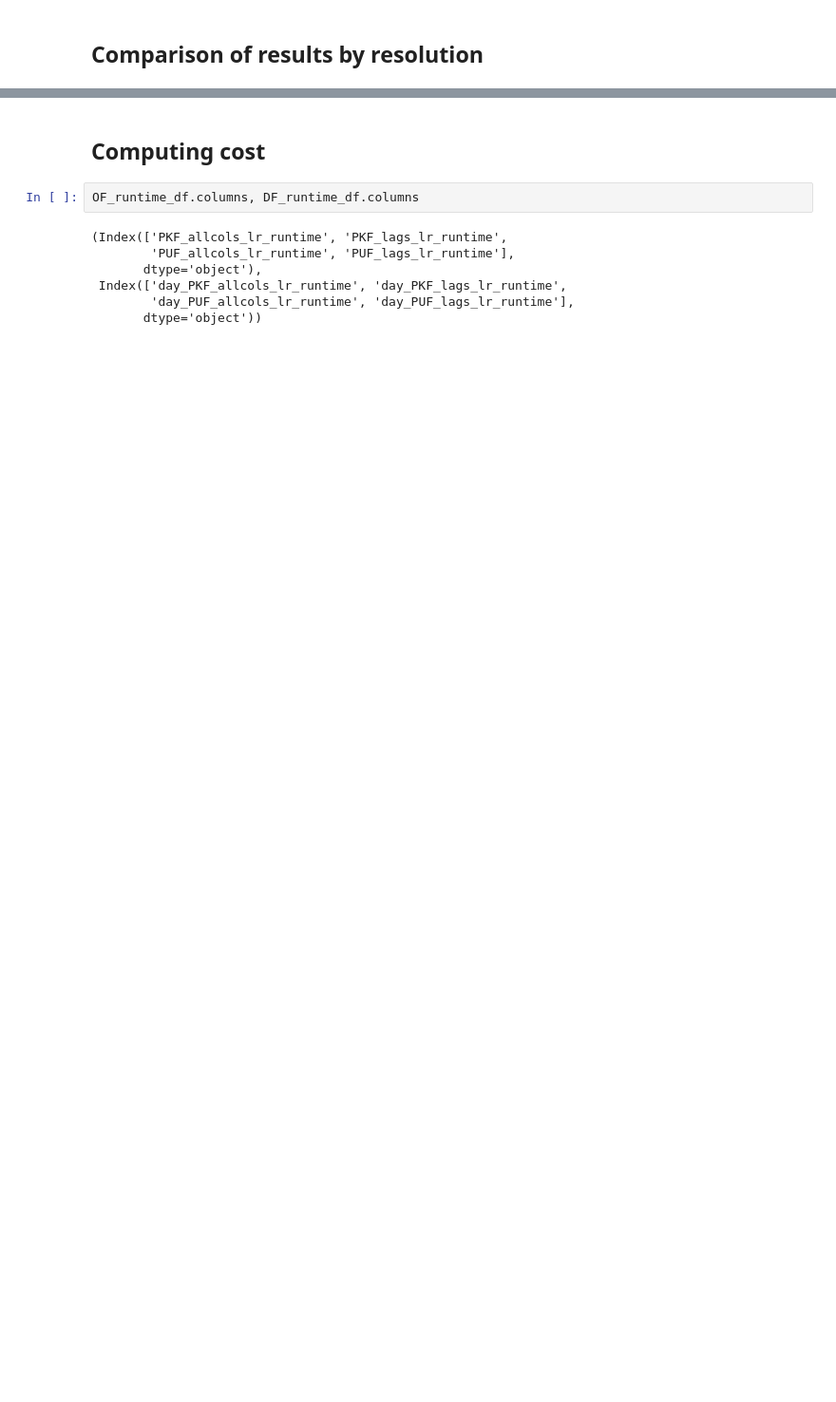
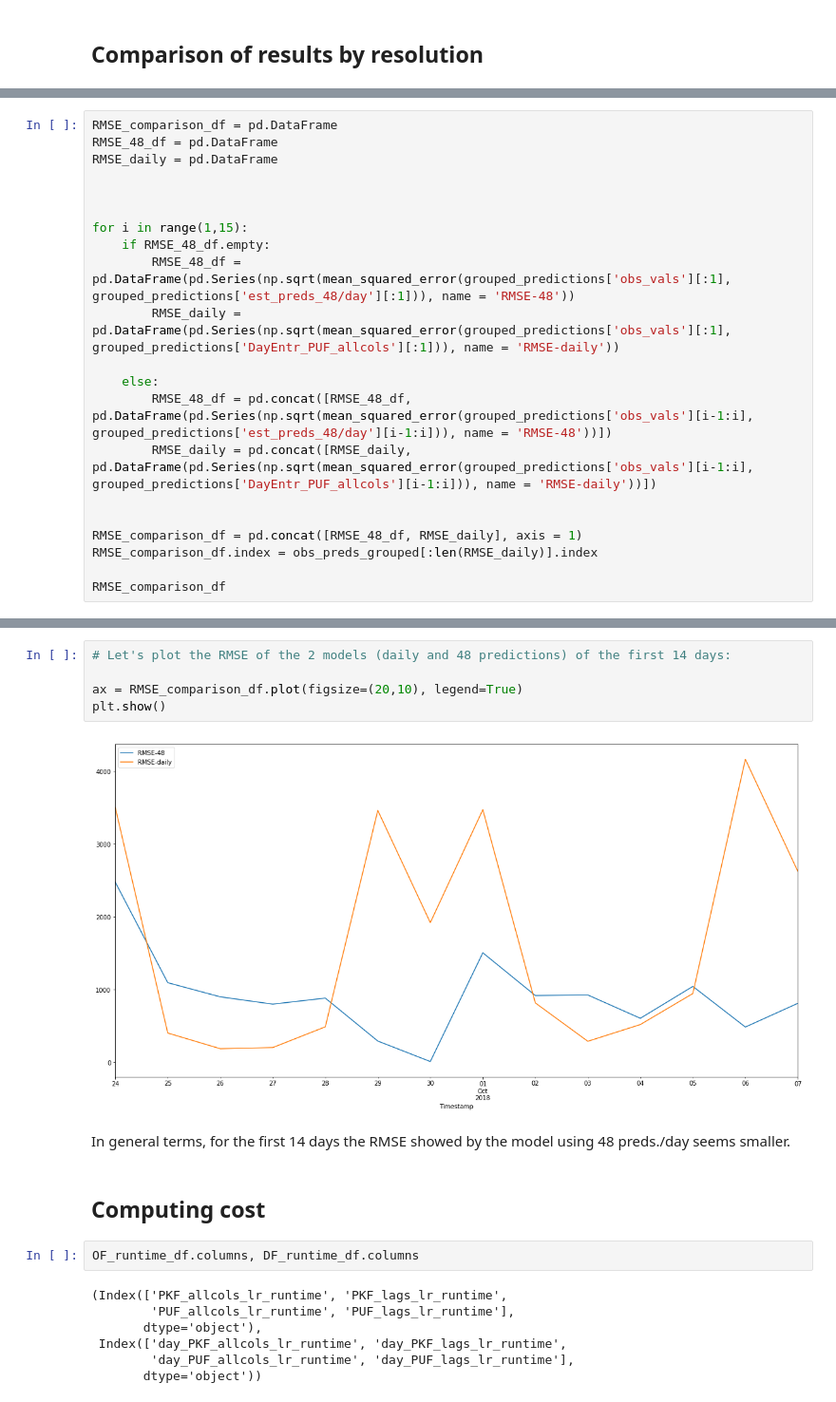
Before and after one commit to RamiroArribas/People_traffic_forecasting, a Jupyter notebook: Modeling/LinearRegression_results_analysis_Maragall.ipynb, the cells around one changed output, grey strips where cells are left out. Shown at 95% size. Drawn from its saved outputs; the diff is of its cells as text; blank space fills up the shorter version.

```diff
--- a/Modeling/LinearRegression_results_analysis_Maragall.ipynb
+++ b/Modeling/LinearRegression_results_analysis_Maragall.ipynb
@@ -246,0 +327,21 @@ Comparing the scorings of the 2 methods (estimate 48 observations per day and ag
+# %%
+RMSE_comparison_df = pd.DataFrame
+RMSE_48_df = pd.DataFrame
+RMSE_daily = pd.DataFrame
+
+
+
+for i in range(1,15):
+    if RMSE_48_df.empty:
+        RMSE_48_df = pd.DataFrame(pd.Series(np.sqrt(mean_squared_error(grouped_predictions['obs_vals'][:1], grouped_predictions['est_preds_48/day'][:1])), name = 'RMSE-48'))
+        RMSE_daily = pd.DataFrame(pd.Series(np.sqrt(mean_squared_error(grouped_predictions['obs_vals'][:1], grouped_predictions['DayEntr_PUF_allcols'][:1])), name = 'RMSE-daily'))
+
+    else:
+        RMSE_48_df = pd.concat([RMSE_48_df, pd.DataFrame(pd.Series(np.sqrt(mean_squared_error(grouped_predictions['obs_vals'][i-1:i], grouped_predictions['est_preds_48/day'][i-1:i])), name = 'RMSE-48'))])
+        RMSE_daily = pd.concat([RMSE_daily, pd.DataFrame(pd.Series(np.sqrt(mean_squared_error(grouped_predictions['obs_vals'][i-1:i], grouped_predictions['DayEntr_PUF_allcols'][i-1:i])), name = 'RMSE-daily'))])
+
+
+RMSE_comparison_df = pd.concat([RMSE_48_df, RMSE_daily], axis = 1)
+RMSE_comparison_df.index = obs_preds_grouped[:len(RMSE_daily)].index
+
+RMSE_comparison_df
@@ -247,3 +365,12 @@ Comparing the scorings of the 2 methods (estimate 48 observations per day and ag
+# %%
+# Let's plot the RMSE of the 2 models (daily and 48 predictions) of the first 14 days:
+
+ax = RMSE_comparison_df.plot(figsize=(20,10), legend=True)
+plt.show()
+# %% [output]
+[figure, added]
+# %% [markdown]
+In general terms, for the first 14 days the RMSE showed by the model using 48 preds./day seems smaller.
 # %% [markdown]
 ## Computing cost
 # %%
```
Also changed, not shown: parts of 20 cells of this notebook, 4 other files.
